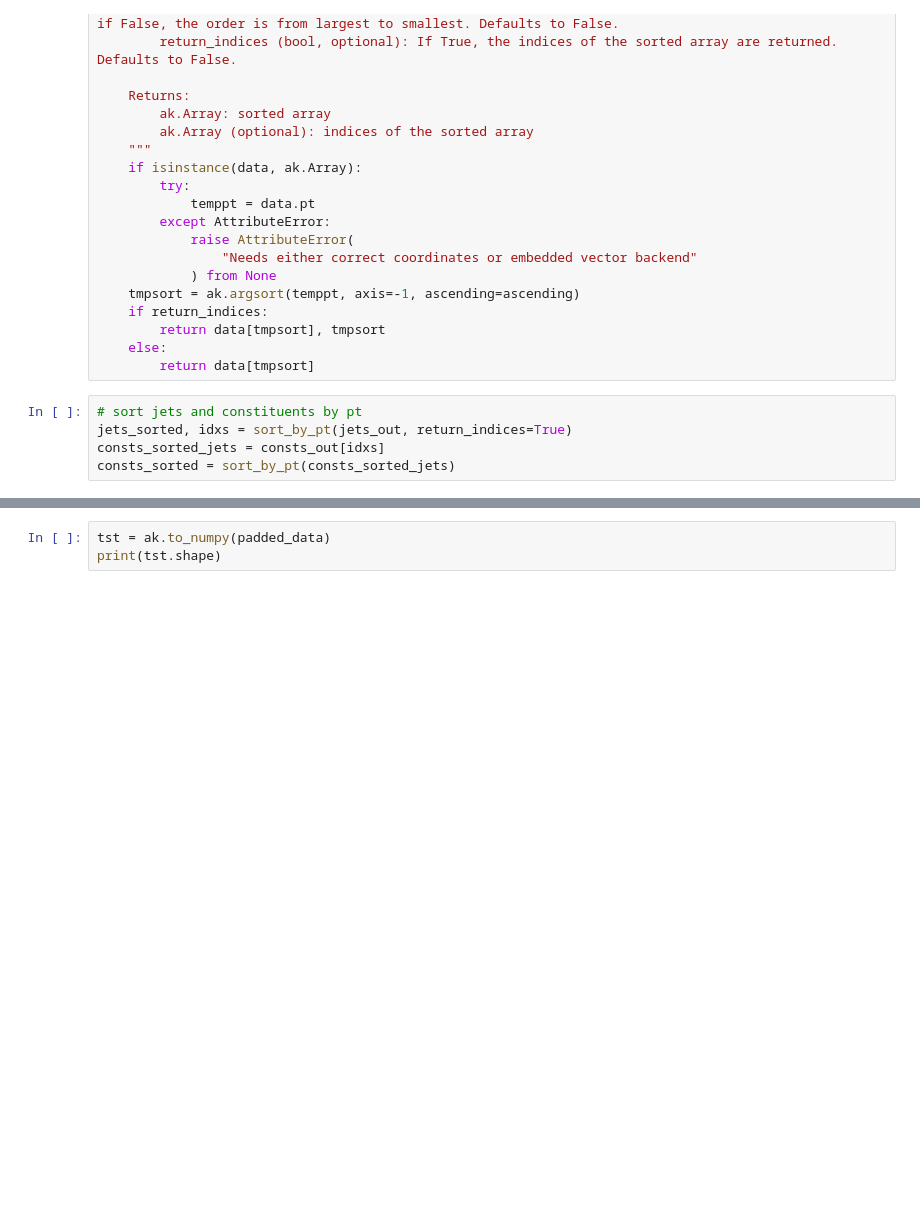
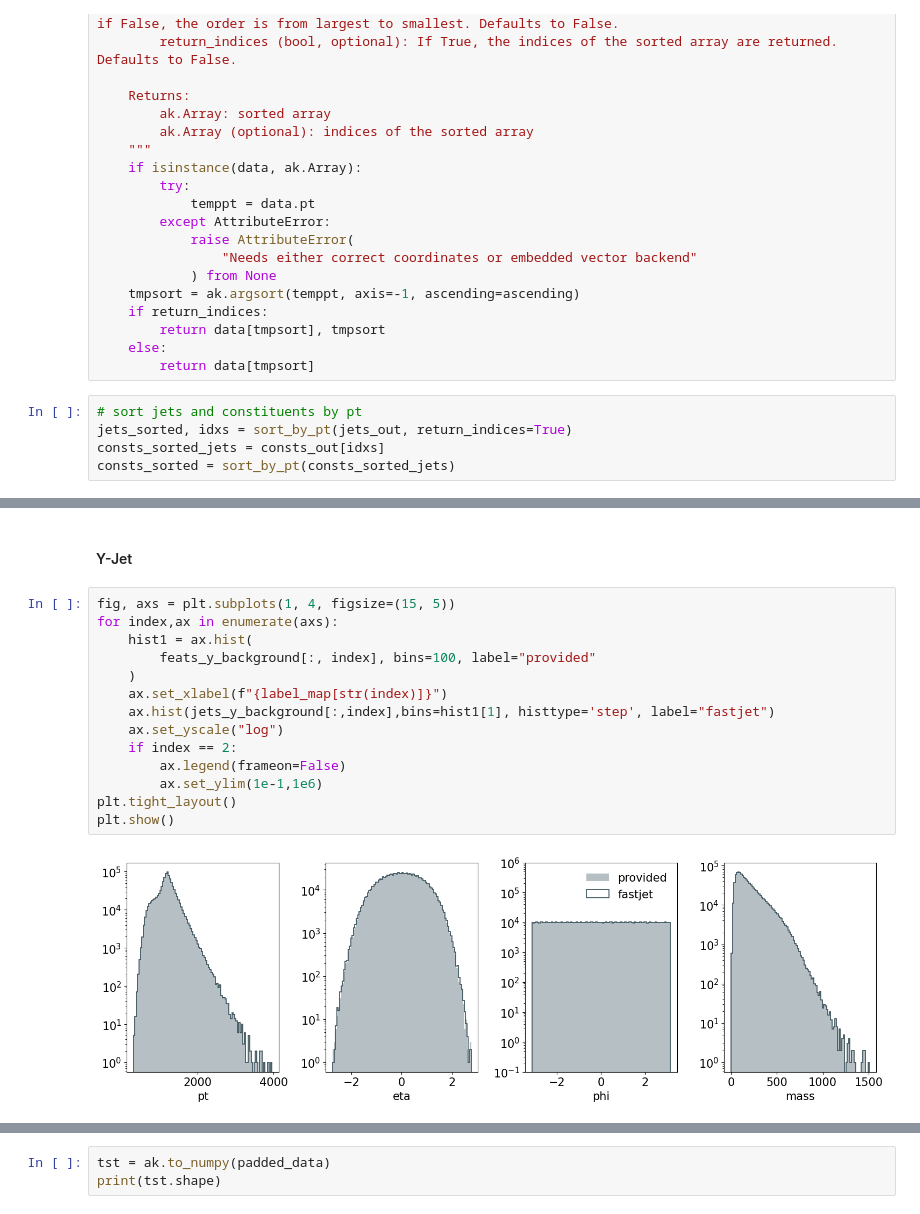
Before and after one commit to ewencedr/FastJet-LHCO, a Jupyter notebook: fastjet_example.ipynb, the cells around one changed output, grey strips where cells are left out. Saved outputs shown, nothing was run; the diff lists cells and outputs as text; blank space fills up the shorter version.

```diff
--- a/fastjet_example.ipynb
+++ b/fastjet_example.ipynb
@@ -216,0 +381,18 @@ print(jets_np.shape)
+# %% [markdown]
+#### Y-Jet
+# %%
+fig, axs = plt.subplots(1, 4, figsize=(15, 5))
+for index,ax in enumerate(axs):
+    hist1 = ax.hist(
+        feats_y_background[:, index], bins=100, label="provided"
+    )
+    ax.set_xlabel(f"{label_map[str(index)]}")
+    ax.hist(jets_y_background[:,index],bins=hist1[1], histtype='step', label="fastjet")
+    ax.set_yscale("log")
+    if index == 2:
+        ax.legend(frameon=False)
+        ax.set_ylim(1e-1,1e6)
+plt.tight_layout()
+plt.show()
+# %% [output]
+[figure, added]
```
Also changed, not shown: parts of 45 cells of this notebook.
